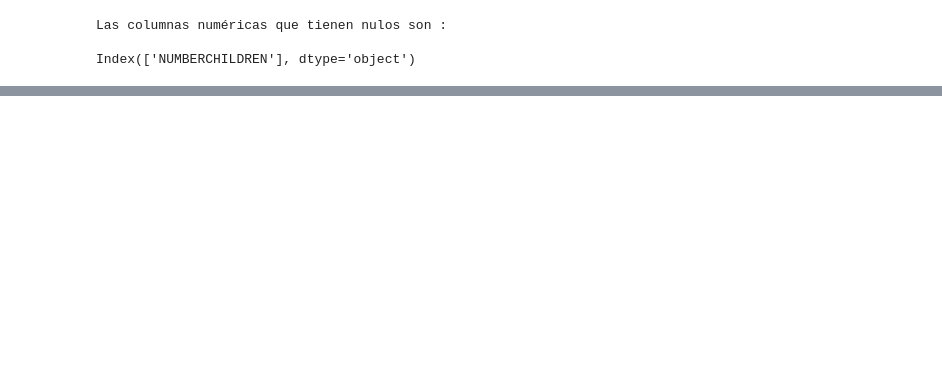
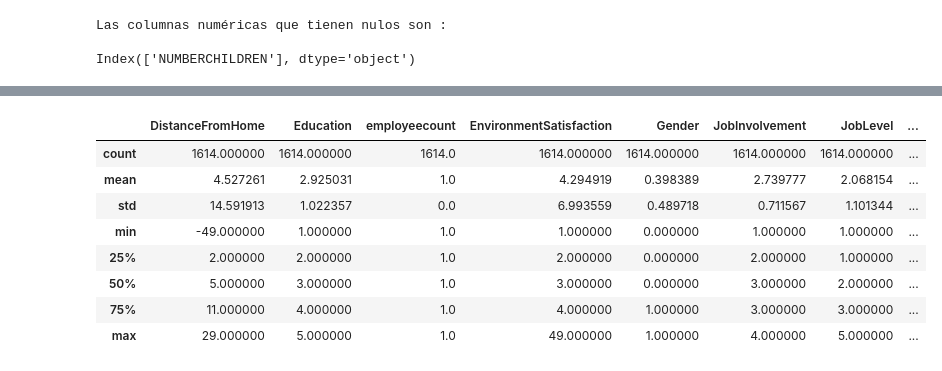
Before and after one commit to Paulamc1695/proyecto_da_promo_J_modulo_3, a Jupyter notebook: EDA_proyecto.ipynb, the cells around one changed output, grey strips where cells are left out. Drawn from its saved outputs; the diff is of its cells as text; code cells hidden in the pictures; blank space fills up the shorter version.

```diff
--- a/EDA_proyecto.ipynb
+++ b/EDA_proyecto.ipynb
@@ -349,0 +231,12 @@ Index(['NUMBERCHILDREN'], dtype='object')
+# %%
+df_info.describe(include = "int64")
+# %% [output]
+|  | DistanceFromHome | Education | employeecount | EnvironmentSatisfaction | Gender | JobInvolvement | JobLevel | ... |
+| count | 1614.000000 | 1614.000000 | 1614.0 | 1614.000000 | 1614.000000 | 1614.000000 | 1614.000000 | ... |
+| mean | 4.527261 | 2.925031 | 1.0 | 4.294919 | 0.398389 | 2.739777 | 2.068154 | ... |
+| std | 14.591913 | 1.022357 | 0.0 | 6.993559 | 0.489718 | 0.711567 | 1.101344 | ... |
+| min | -49.000000 | 1.000000 | 1.0 | 1.000000 | 0.000000 | 1.000000 | 1.000000 | ... |
+| 25% | 2.000000 | 2.000000 | 1.0 | 2.000000 | 0.000000 | 2.000000 | 1.000000 | ... |
+| 50% | 5.000000 | 3.000000 | 1.0 | 3.000000 | 0.000000 | 3.000000 | 2.000000 | ... |
+| 75% | 11.000000 | 4.000000 | 1.0 | 4.000000 | 1.000000 | 3.000000 | 3.000000 | ... |
+| max | 29.000000 | 5.000000 | 1.0 | 49.000000 | 1.000000 | 4.000000 | 5.000000 | ... |
```
Also changed, not shown: parts of 15 cells of this notebook.
